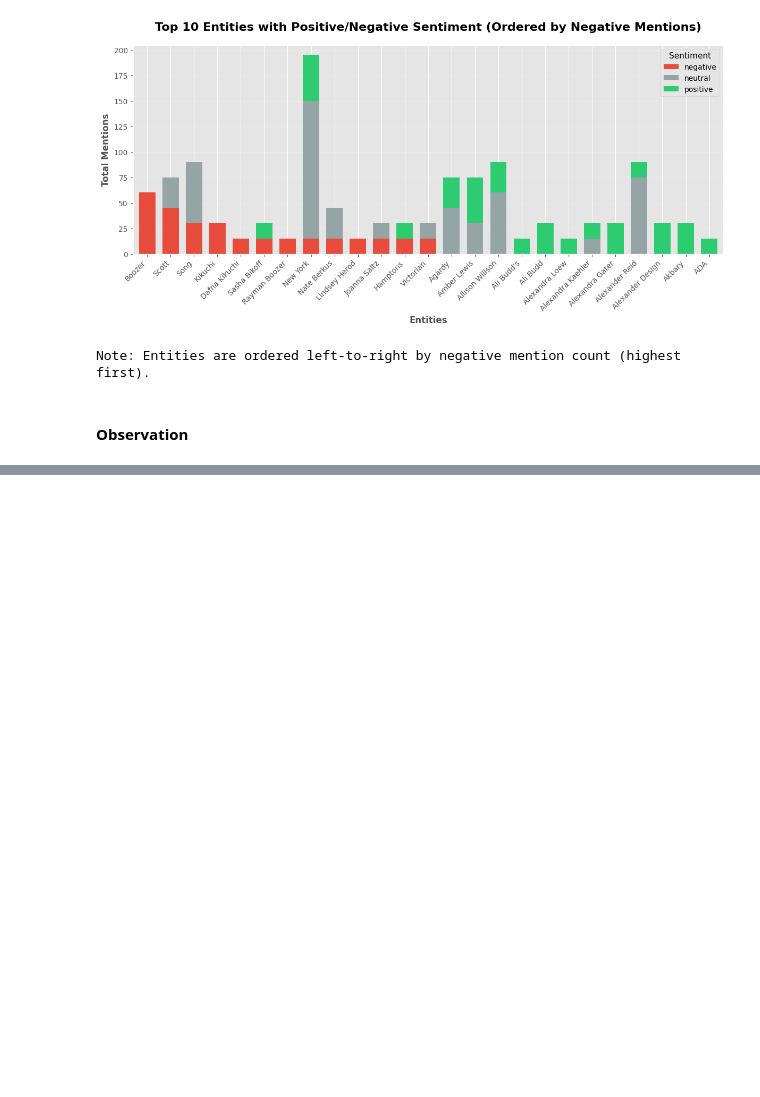
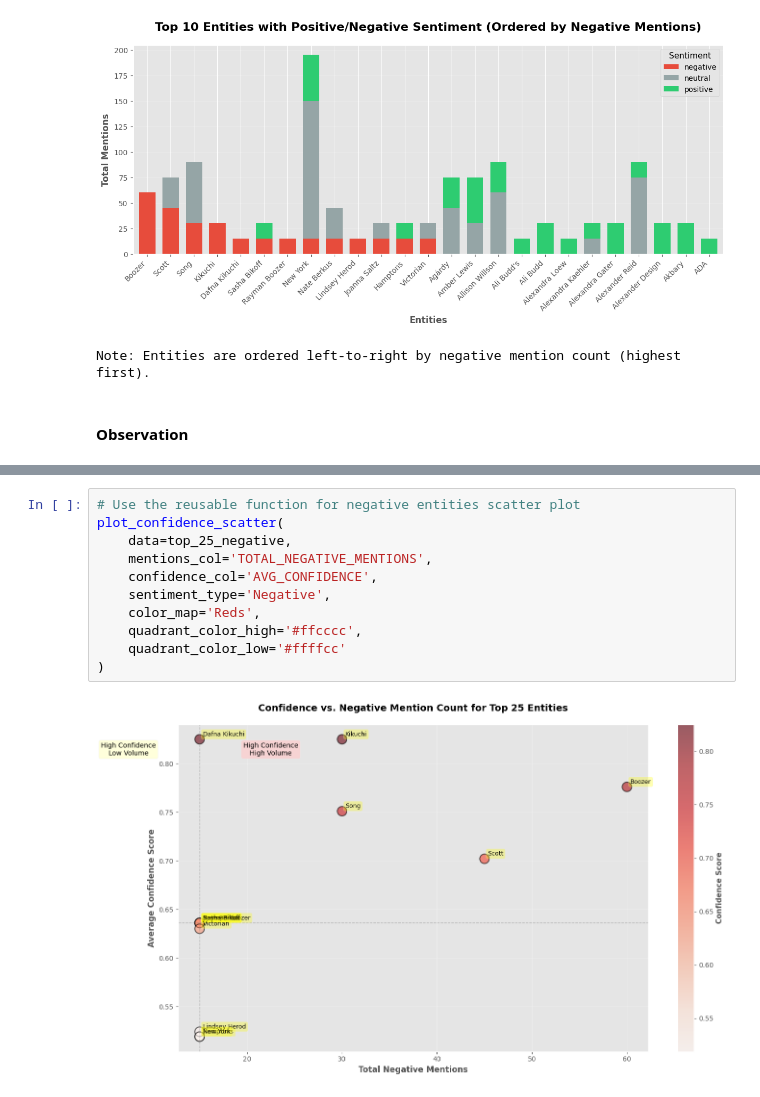
Before and after one commit to jsbwxyz/DSC500-TermProject, a Jupyter notebook: docs/DSC500/TermProject-Milestone-1.ipynb, the cells around one changed output, grey strips where cells are left out. Cells and saved outputs as stored; diff of their text form; blank space fills up the shorter version.

```diff
--- a/docs/DSC500/TermProject-Milestone-1.ipynb
+++ b/docs/DSC500/TermProject-Milestone-1.ipynb
@@ -532,0 +755,13 @@ This visualization prioritizes entities by their negative sentiment while showin
+# %%
+# Use the reusable function for negative entities scatter plot
+plot_confidence_scatter(
+    data=top_25_negative,
+    mentions_col='TOTAL_NEGATIVE_MENTIONS',
+    confidence_col='AVG_CONFIDENCE',
+    sentiment_type='Negative',
+    color_map='Reds',
+    quadrant_color_high='#ffcccc',
+    quadrant_color_low='#ffffcc'
+)
+# %% [output]
+[figure, added]
```
Also changed, not shown: parts of 25 cells of this notebook.
